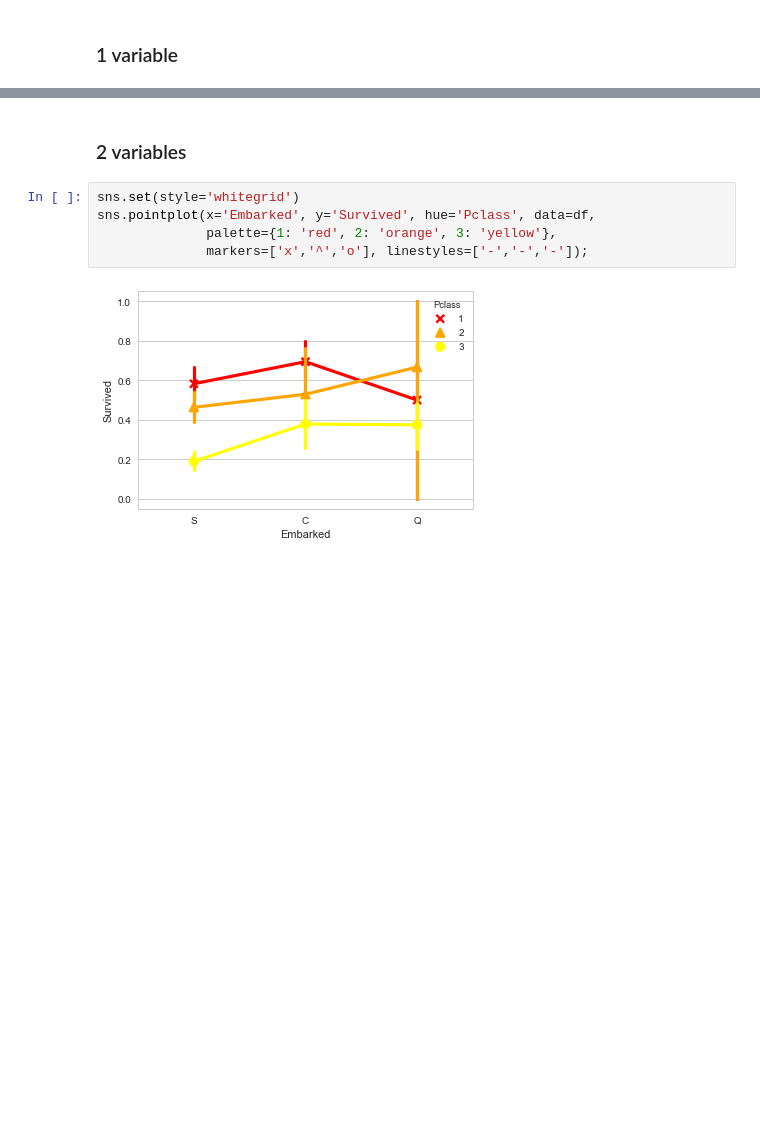
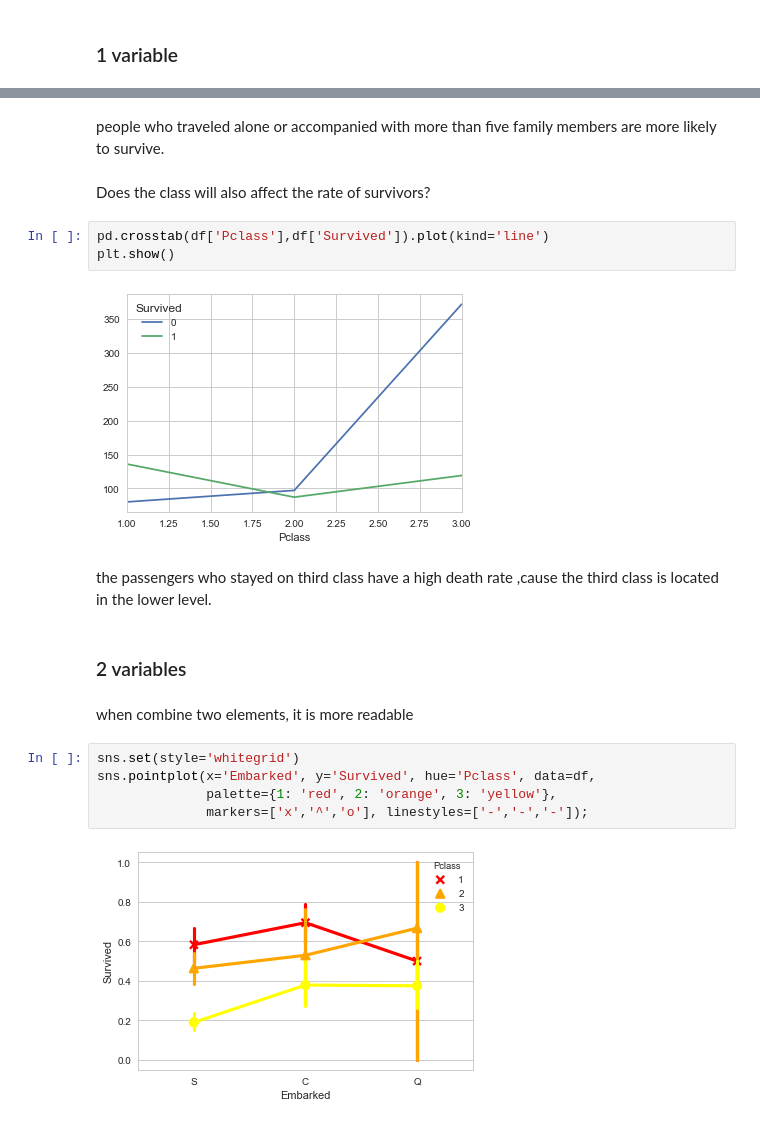
Before and after one commit to mmeagher/ARC6818-2017, a Jupyter notebook: assignment4/YUE+CHEN_ASM4.ipynb, the cells around one changed output, grey strips where cells are left out. Cells and saved outputs as stored; diff of their text form; blank space fills up the shorter version.

```diff
--- a/assignment4/YUE+CHEN_ASM4.ipynb
+++ b/assignment4/YUE+CHEN_ASM4.ipynb
@@ -121,5 +135,18 @@ plt.show()
+# %% [markdown]
+people who traveled alone or accompanied with more than five family members are more likely to survive.
+# %% [markdown]
+Does the class will also affect the rate of survivors?
+# %%
+pd.crosstab(df['Pclass'],df['Survived']).plot(kind='line')
+plt.show()
+# %% [output]
+[figure, added]
+# %% [markdown]
+the passengers who stayed on third class have a high death rate ,cause the third class is located in the lower level.
 # %% [markdown]
 ### 2 variables
+# %% [markdown]
+when combine two elements, it is more readable
 # %%
 sns.set(style='whitegrid')
 sns.pointplot(x='Embarked', y='Survived', hue='Pclass', data=df,
```
Also changed, not shown: parts of 20 cells of this notebook.
